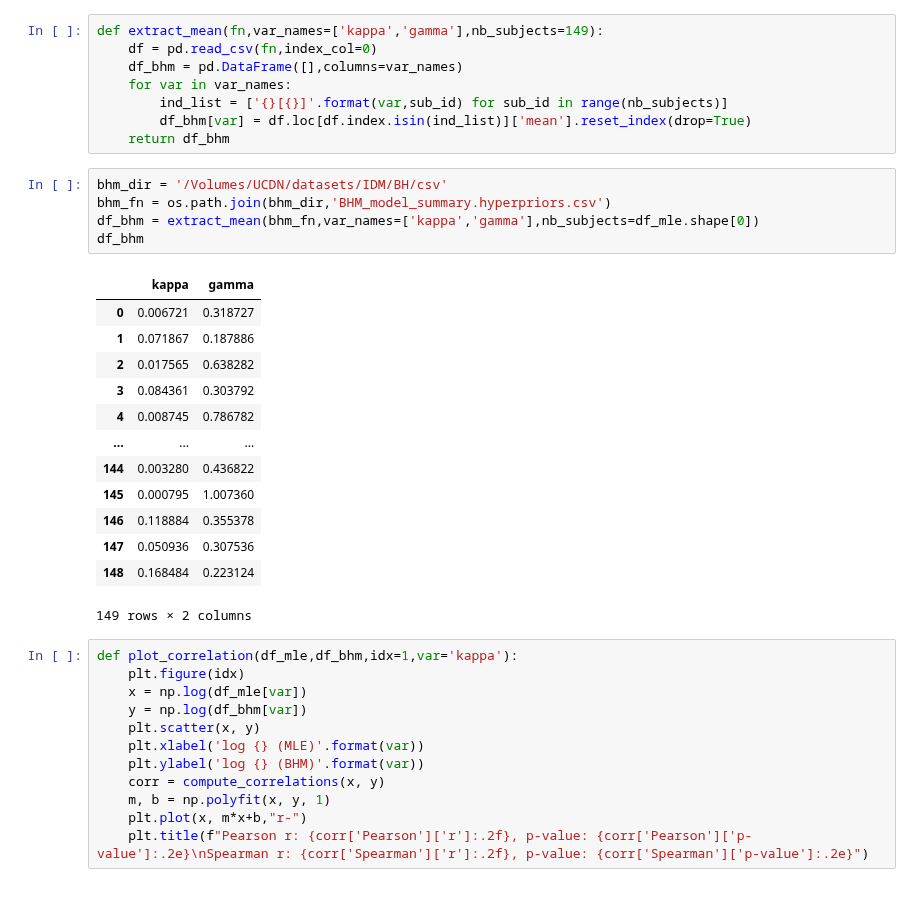
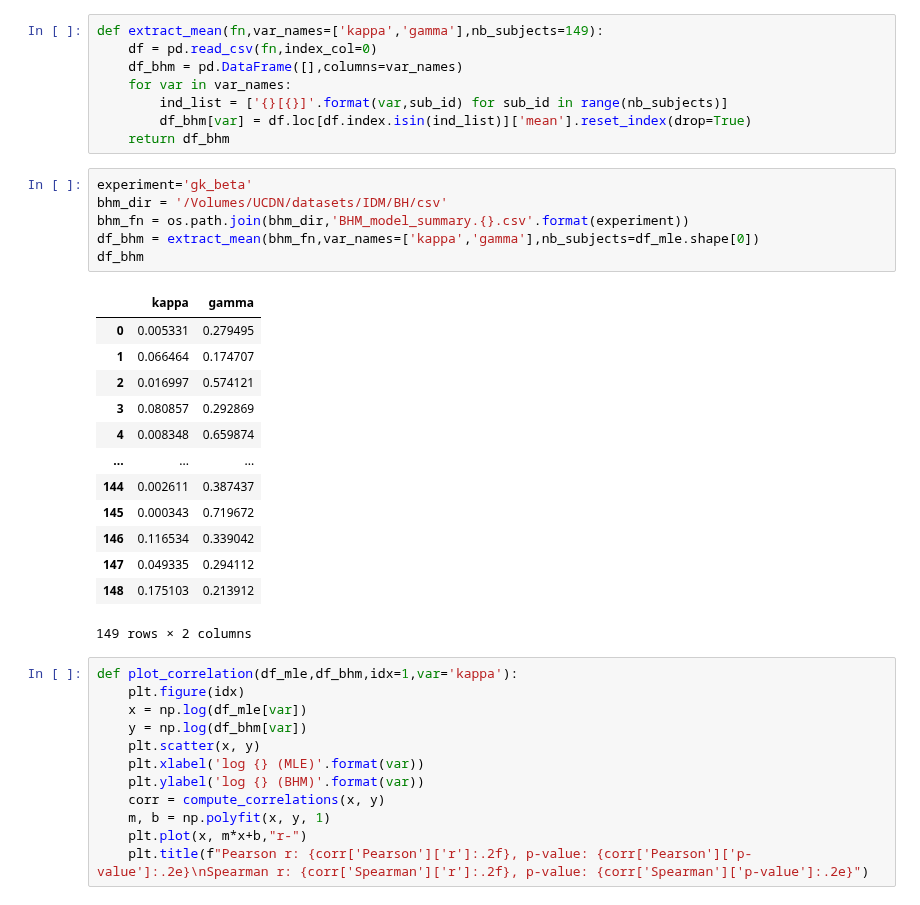
Before and after one commit to CDN-Lab/BH_model, a Jupyter notebook: BHM_MLE_correlation.ipynb, the cells around one changed output. Cells and saved outputs as stored; diff of their text form.

```diff
--- a/BHM_MLE_correlation.ipynb
+++ b/BHM_MLE_correlation.ipynb
@@ -44,23 +44,24 @@ def extract_mean(fn,var_names=['kappa','gamma'],nb_subjects=149):
         df_bhm[var] = df.loc[df.index.isin(ind_list)]['mean'].reset_index(drop=True)
     return df_bhm
 # %%
+experiment='gk_beta'
 bhm_dir = '/Volumes/UCDN/datasets/IDM/BH/csv'
-bhm_fn = os.path.join(bhm_dir,'BHM_model_summary.hyperpriors.csv')
+bhm_fn = os.path.join(bhm_dir,'BHM_model_summary.{}.csv'.format(experiment))
 df_bhm = extract_mean(bhm_fn,var_names=['kappa','gamma'],nb_subjects=df_mle.shape[0])
 df_bhm
 # %% [output]
 |  | kappa | gamma |
-| 0 | 0.006721 | 0.318727 |
-| 1 | 0.071867 | 0.187886 |
-| 2 | 0.017565 | 0.638282 |
-| 3 | 0.084361 | 0.303792 |
-| 4 | 0.008745 | 0.786782 |
+| 0 | 0.005331 | 0.279495 |
+| 1 | 0.066464 | 0.174707 |
+| 2 | 0.016997 | 0.574121 |
+| 3 | 0.080857 | 0.292869 |
+| 4 | 0.008348 | 0.659874 |
 | ... | ... | ... |
-| 144 | 0.003280 | 0.436822 |
-| 145 | 0.000795 | 1.007360 |
-| 146 | 0.118884 | 0.355378 |
-| 147 | 0.050936 | 0.307536 |
-| 148 | 0.168484 | 0.223124 |
+| 144 | 0.002611 | 0.387437 |
+| 145 | 0.000343 | 0.719672 |
+| 146 | 0.116534 | 0.339042 |
+| 147 | 0.049335 | 0.294112 |
+| 148 | 0.175103 | 0.213912 |
 149 rows × 2 columns
 # %%
 def plot_correlation(df_mle,df_bhm,idx=1,var='kappa'):
```
Also changed, not shown: parts of 2 cells of this notebook, 1 other file.
